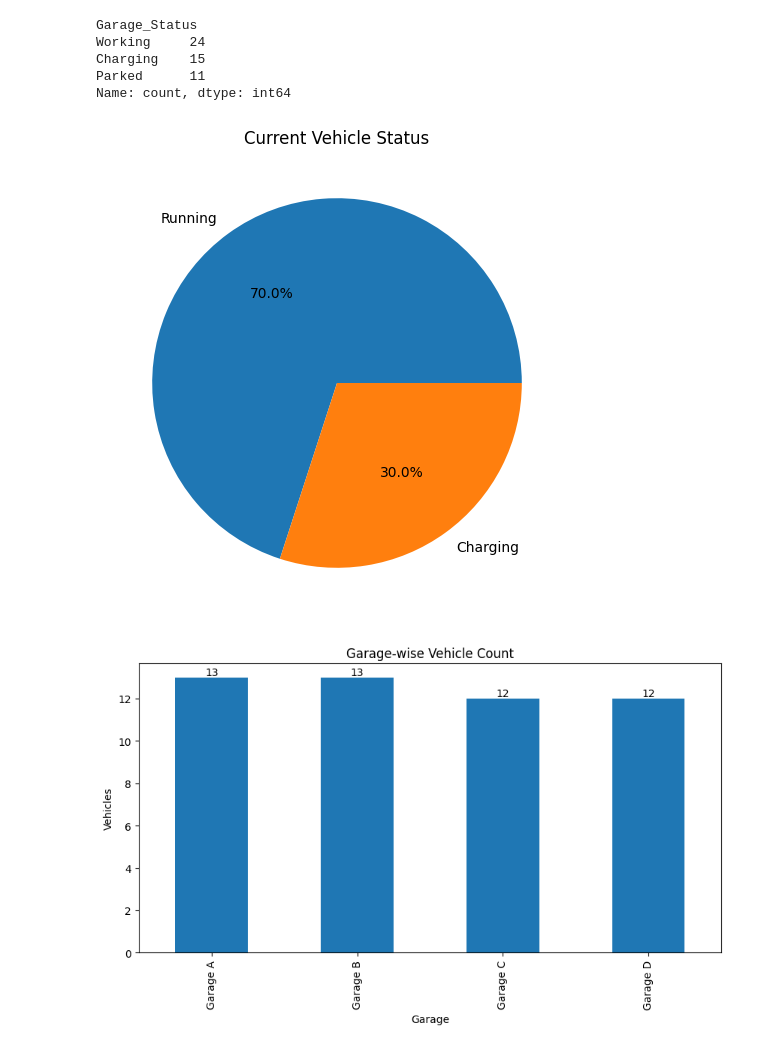
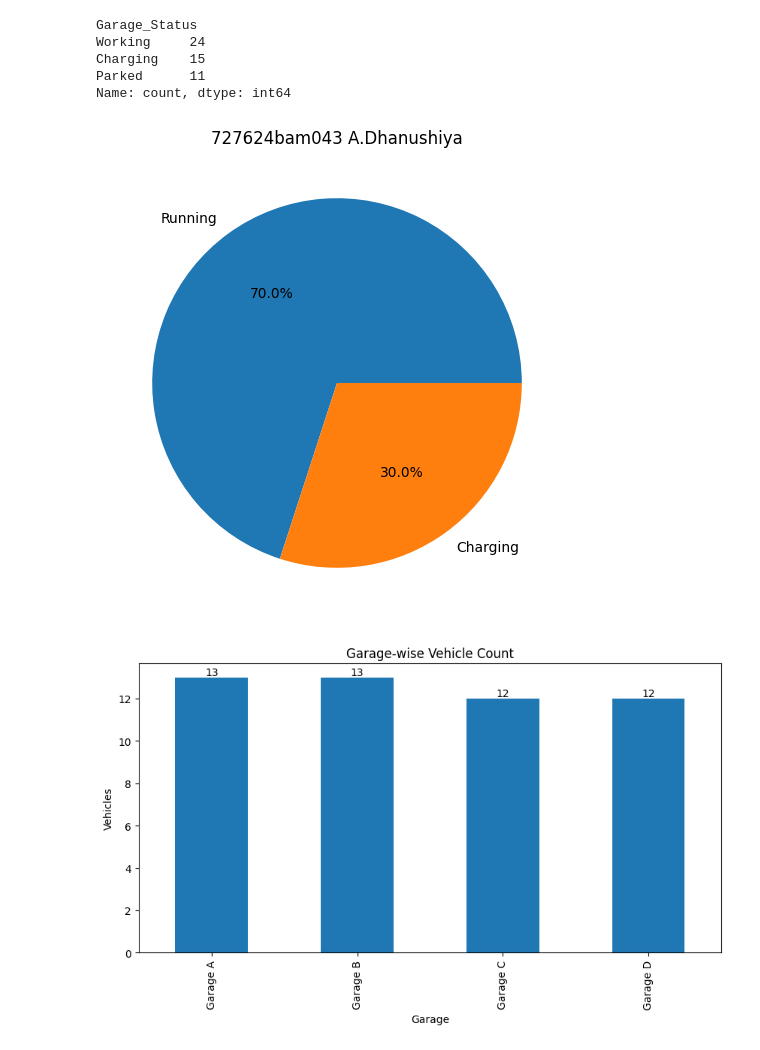
Before and after one commit to dhanushiya-A/EV_CAR_DATA, a Jupyter notebook: evcar.ipynb, the cells around one changed output. Drawn from its saved outputs; the diff is of its cells as text; code cells hidden in the pictures.

```diff
--- a/evcar.ipynb
+++ b/evcar.ipynb
@@ -164,24 +164,27 @@ Name: count, dtype: int64
 # %%
 status = {
     "Running": latest_df['Running'].sum(),
     "Charging": latest_df['Charging'].sum()
 }
 
 plt.figure(figsize=(6,6))
 
 plt.pie(
     status.values(),
     labels=status.keys(),
     autopct='%1.1f%%'
 )
 
 plt.title(
-    "Current Vehicle Status"
+
+    "727624bam043 A.Dhanushiya"
+
+
 )
 
 plt.show()
 # %% [output]
-[figure, old version]
+[figure, new version]
 # %%
 plt.figure(figsize=(10,5))
 
```
